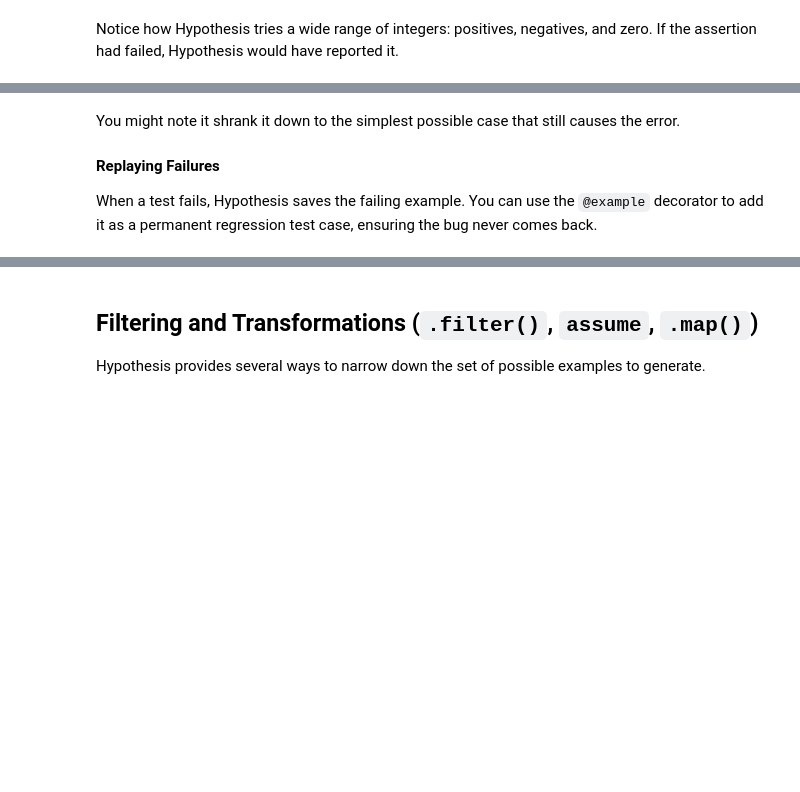
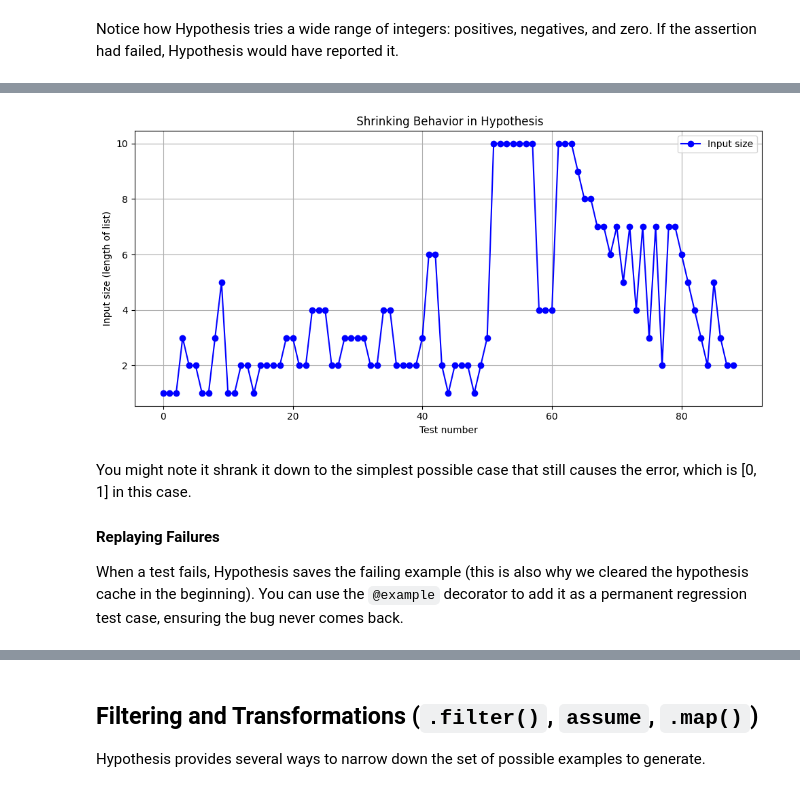
Before and after one commit to pmukho/Hypothesis-Tool-Tutorial, a Jupyter notebook: demo.ipynb, the cells around one changed output, grey strips where cells are left out. Cells and saved outputs as stored; diff of their text form; code cells hidden in the pictures; blank space fills up the shorter version.

```diff
--- a/demo.ipynb
+++ b/demo.ipynb
@@ -74,22 +113,24 @@ run_find()
 # %%
 import matplotlib.pyplot as plt
 
-sizes = [len(x) for x in seen_inputs]
+sizes = seen_inputs
 plt.figure(figsize=(10, 5))
 plt.plot(sizes, marker='o', linestyle='-', color='blue', label='Input size')
 plt.xlabel('Test number')
 plt.ylabel('Input size (length of list)')
 plt.title(' Shrinking Behavior in Hypothesis')
 plt.grid(True)
 plt.legend()
 plt.tight_layout()
 plt.show()
+# %% [output]
+[figure, added]
 # %% [markdown]
-You might note it shrank it down to the simplest possible case that still causes the error.
+You might note it shrank it down to the simplest possible case that still causes the error, which is [0, 1] in this case.
 
 #### Replaying Failures
 
-When a test fails, Hypothesis saves the failing example. You can use the `@example` decorator to add it as a permanent regression test case, ensuring the bug never comes back.
+When a test fails, Hypothesis saves the failing example (this is also why we cleared the hypothesis cache in the beginning). You can use the `@example` decorator to add it as a permanent regression test case, ensuring the bug never comes back.
 # %%
 from hypothesis import given, example
 
```
Also changed, not shown: parts of 9 cells of this notebook.
